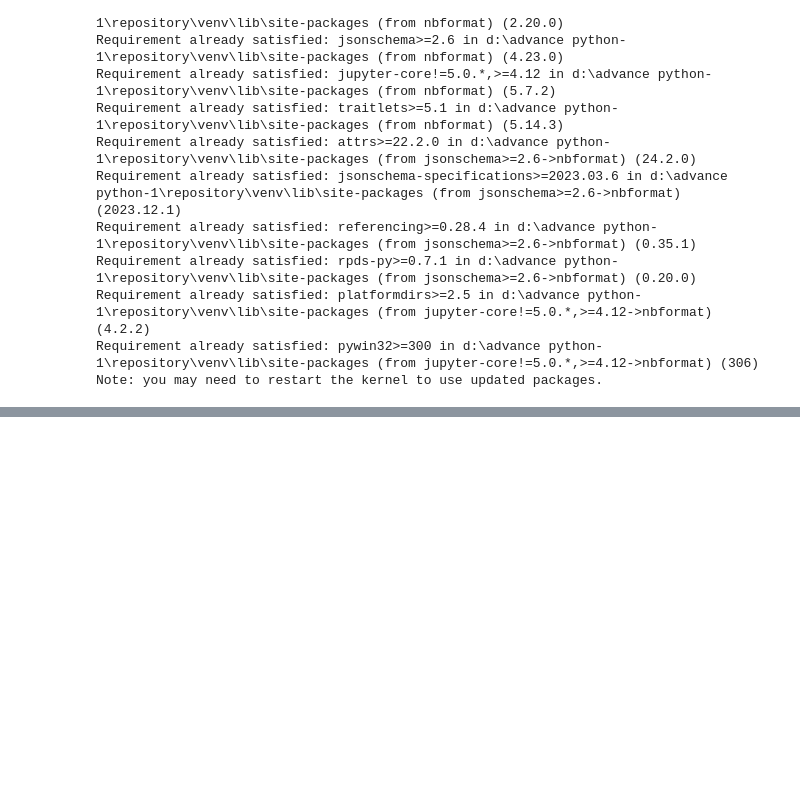
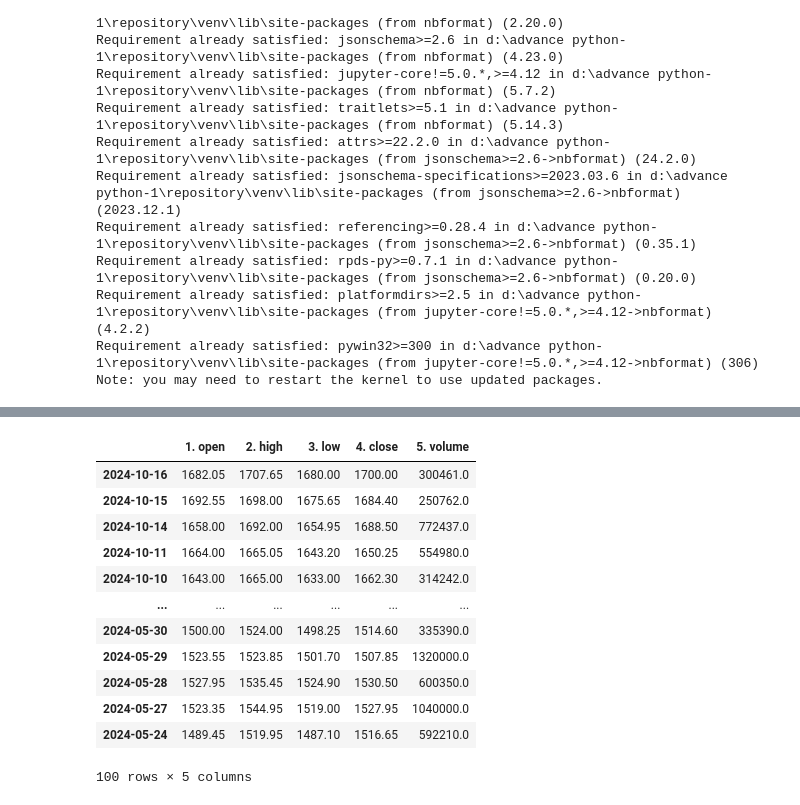
Before and after one commit to puja297/Advance-Python, a Jupyter notebook: S11 API Project/API project.ipynb, the cells around one changed output, grey strips where cells are left out. Cells and saved outputs as stored; diff of their text form; code cells hidden in the pictures; blank space fills up the shorter version.

```diff
--- a/S11 API Project/API project.ipynb
+++ b/S11 API Project/API project.ipynb
@@ -35,11 +34,7 @@ import requests
 
 url = "https://alpha-vantage.p.rapidapi.com/query"
 
-querystring = {
-    "datatype":"json",
-    "keywords":"state bank of India",
-    "function":"SYMBOL_SEARCH",
-}
+querystring = {"datatype":"json","keywords":"State Bank of India","function":"SYMBOL_SEARCH"}
 
 headers = {
 	"x-rapidapi-key": api_key,
@@ -48,5 +43,5 @@ headers = {
 
 response = requests.get(url, headers=headers, params=querystring)
 
-response.json()
+response.json()["bestMatches"]
 # %% [output]
@@ -53,0 +121,2 @@ response.json()
+# %%
+client = StockFetch(api_key = os.getenv("API_KEY"))
@@ -53,0 +134,17 @@ response.json()
+# %%
+df2 = client.daily_data(symbol="HDFCBANK.BSE")
+df2
+# %% [output]
+|  | 1. open | 2. high | 3. low | 4. close | 5. volume |
+| 2024-10-16 | 1682.05 | 1707.65 | 1680.00 | 1700.00 | 300461.0 |
+| 2024-10-15 | 1692.55 | 1698.00 | 1675.65 | 1684.40 | 250762.0 |
+| 2024-10-14 | 1658.00 | 1692.00 | 1654.95 | 1688.50 | 772437.0 |
+| 2024-10-11 | 1664.00 | 1665.05 | 1643.20 | 1650.25 | 554980.0 |
+| 2024-10-10 | 1643.00 | 1665.00 | 1633.00 | 1662.30 | 314242.0 |
+| ... | ... | ... | ... | ... | ... |
+| 2024-05-30 | 1500.00 | 1524.00 | 1498.25 | 1514.60 | 335390.0 |
+| 2024-05-29 | 1523.55 | 1523.85 | 1501.70 | 1507.85 | 1320000.0 |
+| 2024-05-28 | 1527.95 | 1535.45 | 1524.90 | 1530.50 | 600350.0 |
+| 2024-05-27 | 1523.35 | 1544.95 | 1519.00 | 1527.95 | 1040000.0 |
+| 2024-05-24 | 1489.45 | 1519.95 | 1487.10 | 1516.65 | 592210.0 |
+100 rows × 5 columns
```
Also changed, not shown: parts of 16 cells of this notebook, 3 other files.
